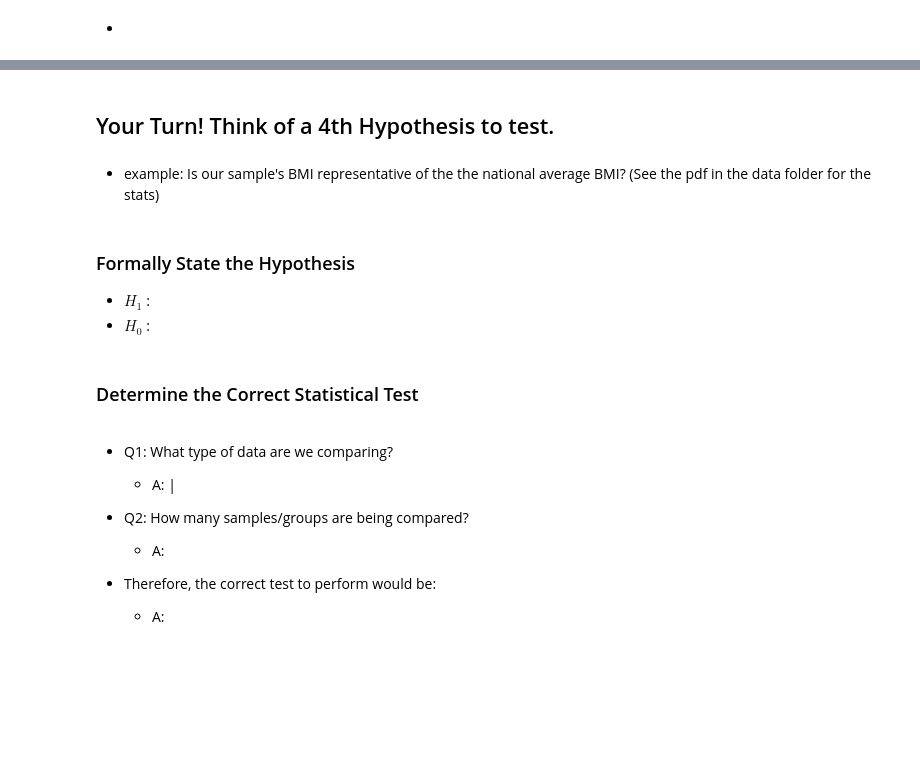
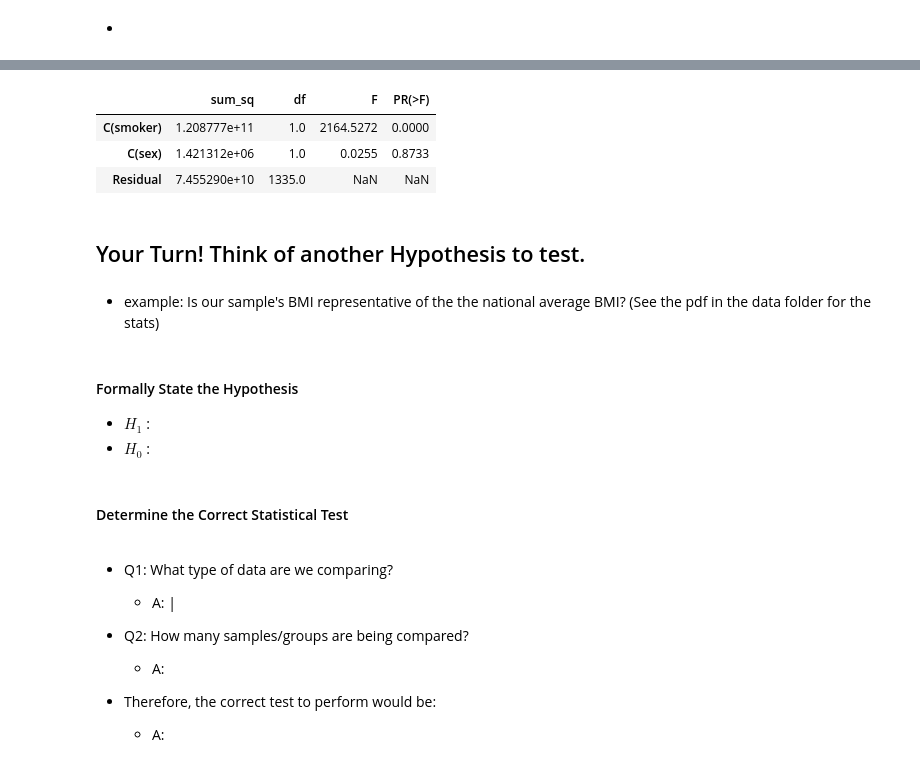
Before and after one commit to flatiron-school/ds-flex-hypothesis-testing-guided-practice, a Jupyter notebook: hypothesis-testing-guided-practice.ipynb, the cells around one changed output, grey strips where cells are left out. Saved outputs shown, nothing was run; the diff lists cells and outputs as text; code cells hidden in the pictures; blank space fills up the shorter version.

```diff
--- a/hypothesis-testing-guided-practice.ipynb
+++ b/hypothesis-testing-guided-practice.ipynb
@@ -423,13 +483,24 @@ sns.barplot(data=df, x='region',y='charges',ci=68);
+# %%
+
+f = "charges ~ C(smoker)+C(sex)"
+model = smf.ols(f,data=df).fit()
+results = sm.stats.anova_lm(model,typ=2)
+results.round(4)
+# %% [output]
+|  | sum_sq | df | F | PR(>F) |
+| C(smoker) | 1.208777e+11 | 1.0 | 2164.5272 | 0.0000 |
+| C(sex) | 1.421312e+06 | 1.0 | 0.0255 | 0.8733 |
+| Residual | 7.455290e+10 | 1335.0 | NaN | NaN |
 # %% [markdown]
-## Your Turn! Think of a 4th Hypothesis to test.
+## Your Turn! Think of another Hypothesis to test.
 # %% [markdown]
 - example: Is our sample's BMI representative of the the national average BMI? (See the pdf in the data folder for the stats)
 # %% [markdown]
-### Formally State the Hypothesis
+#### Formally State the Hypothesis
 - $H_1$ :
 - $H_0$ :
 # %% [markdown]
-### Determine the Correct Statistical Test
+#### Determine the Correct Statistical Test
 # %% [markdown]
 - Q1: What type of data are we comparing?
     - A: |
```
Also changed, not shown: parts of 25 cells of this notebook, 1 other file.
